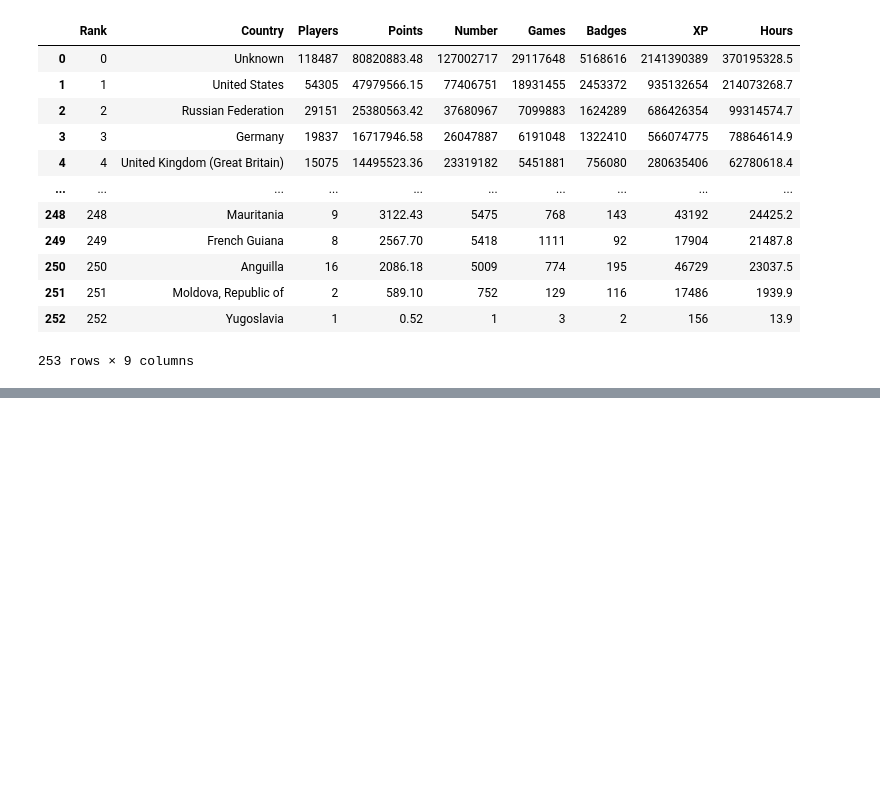
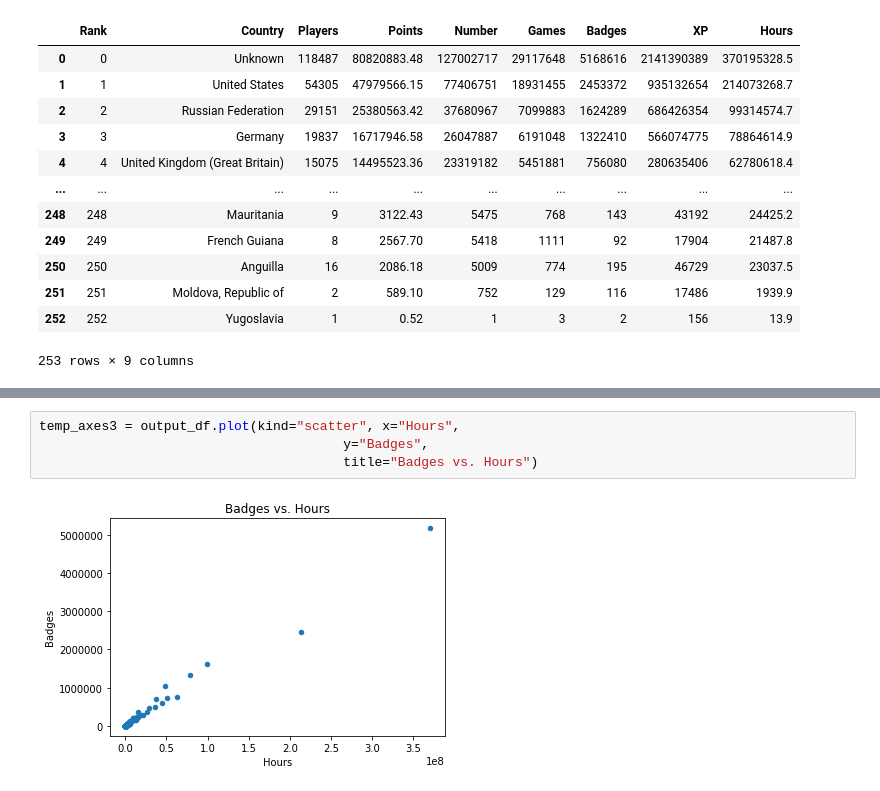
Before and after one commit to Gendo90/Achievement-Stats-Scraper, a Jupyter notebook: Country Info Scraper.ipynb, the cells around one changed output, grey strips where cells are left out. Cells and saved outputs as stored; diff of their text form; blank space fills up the shorter version.

```diff
--- a/Country Info Scraper.ipynb
+++ b/Country Info Scraper.ipynb
@@ -75,0 +90,6 @@ Error loading, try again!
+# %%
+temp_axes3 = output_df.plot(kind="scatter", x="Hours",
+                                       y="Badges",
+                                       title="Badges vs. Hours")
+# %% [output]
+[figure, added]
```
Also changed, not shown: parts of 5 cells of this notebook.
